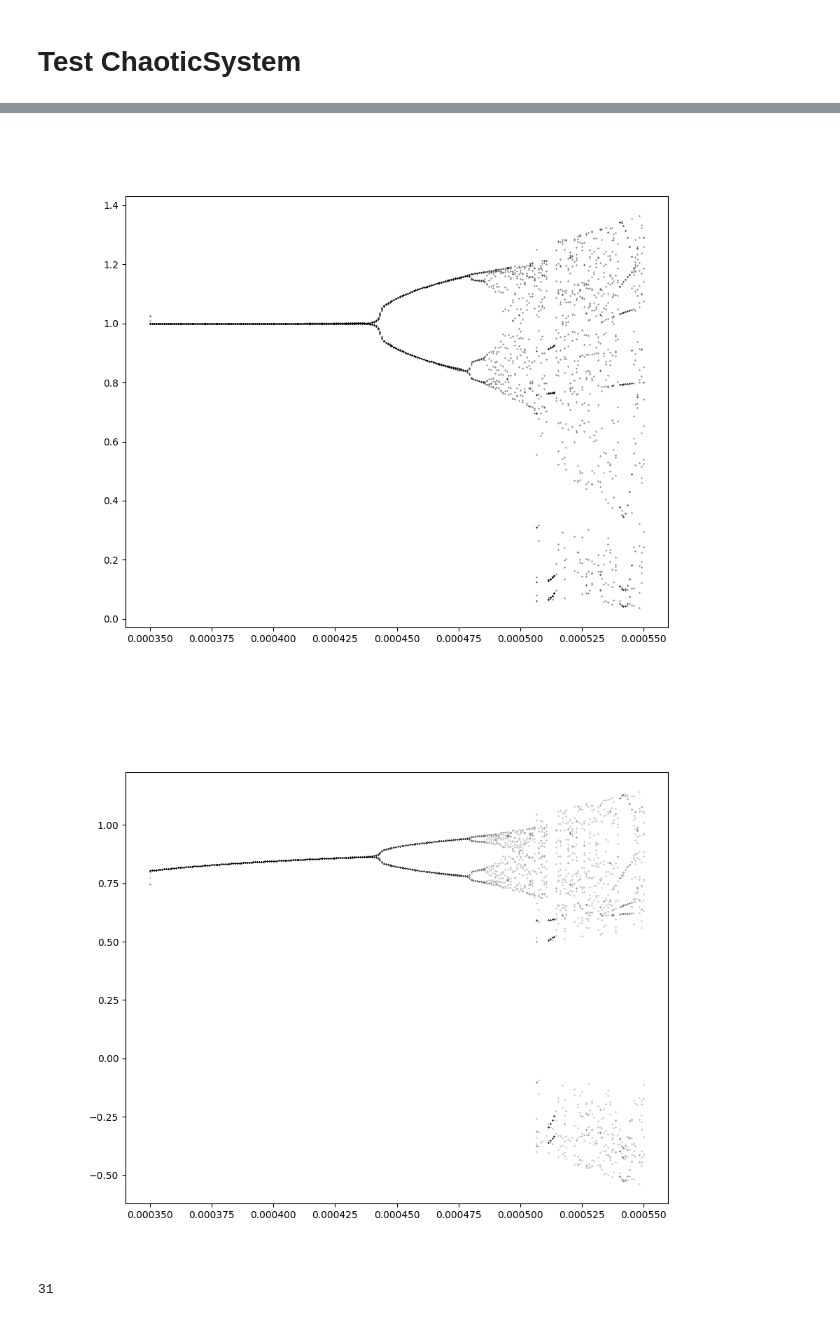
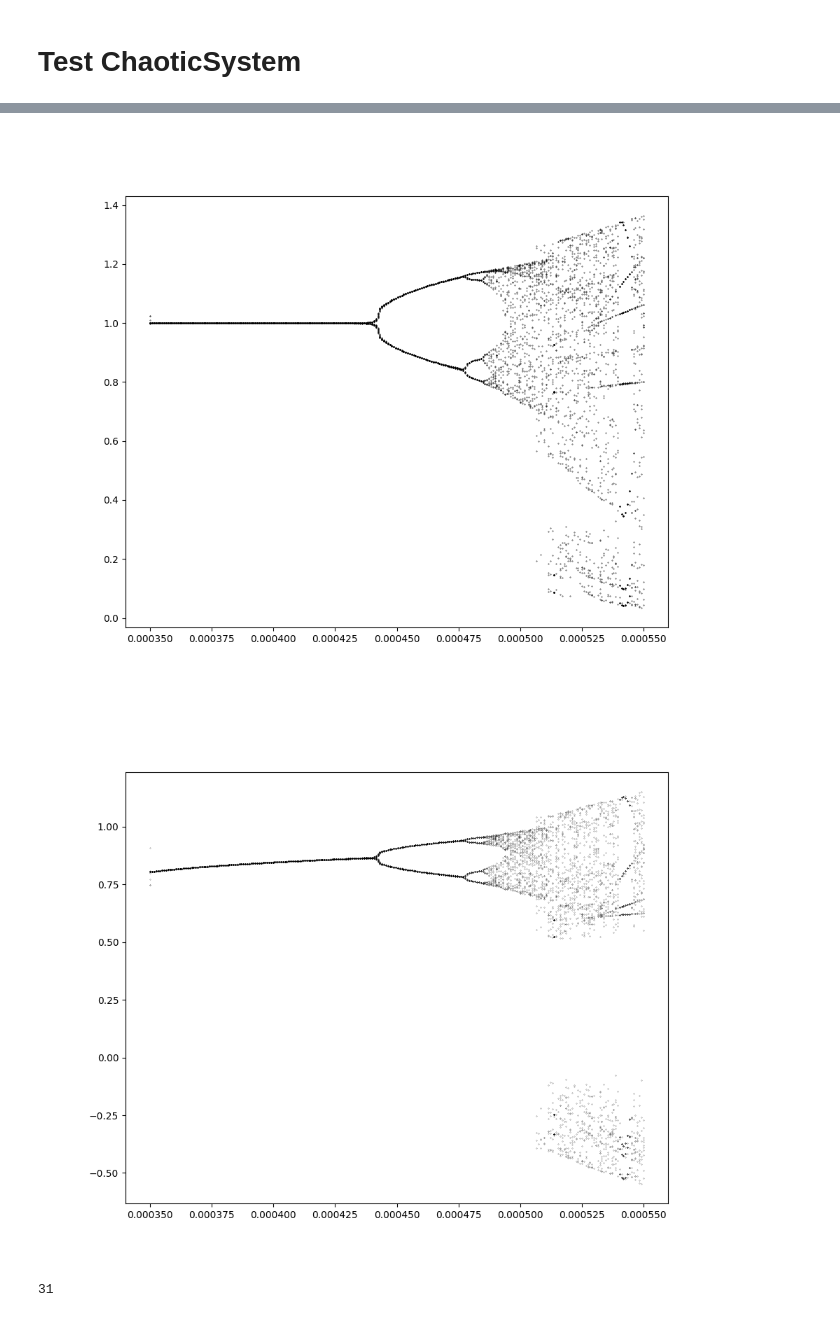
Before and after one commit to sfranchel/Chaos_Sim, a Jupyter notebook: testing.ipynb, the cells around one changed output, grey strips where cells are left out. Drawn from its saved outputs; the diff is of its cells as text; code cells hidden in the pictures.

```diff
--- a/testing.ipynb
+++ b/testing.ipynb
@@ -13,7 +13,7 @@ w=200
 #b=ball(x0,2)
 #p=platform(A=A,w=10)
 c=CS.ChaoticSystem(x0,v0,A,w,0.40)
-dt=0.00005
+dt=0.0001
 ndt=10_000
 
 
@@ -56,15 +55,15 @@ fig=plt.figure(figsize=(10,8))
 for i in range(len(t_arr)):
     plt.scatter(A_arr[i][n_start:],t_arr[i][n_start:],c='k',s=0.1)
 # %% [output]
-[figure, old version]
+[figure, new version]
 # %%
 plt.ion()
-n_start=1
+n_start=0
 fig=plt.figure(figsize=(10,8))
 for i in range(len(phi_arr)):
     plt.scatter(A_arr[i][n_start:],phi_arr[i][n_start:],c='k',s=0.03)
 # %% [output]
-[figure, old version]
+[figure, new version]
 # %%
 len(t_arr[1])
 # %% [output]
```
Also changed, not shown: parts of 5 cells of this notebook, 3 other files.
